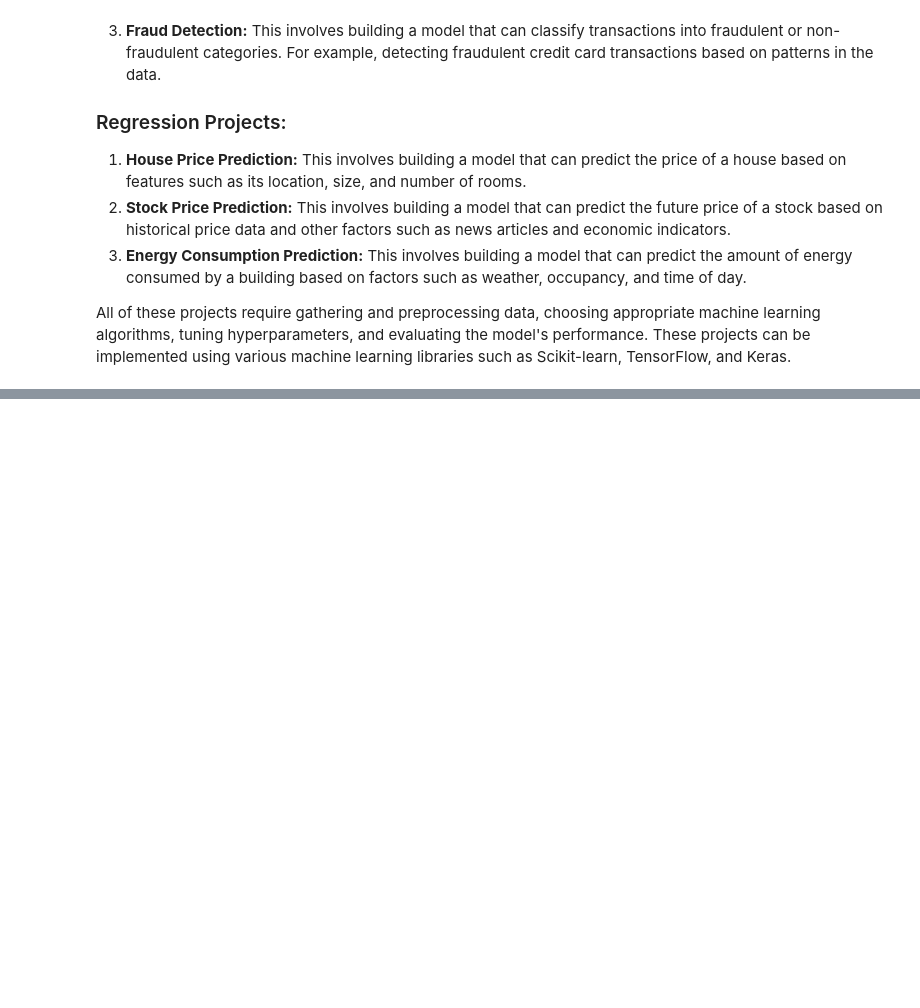
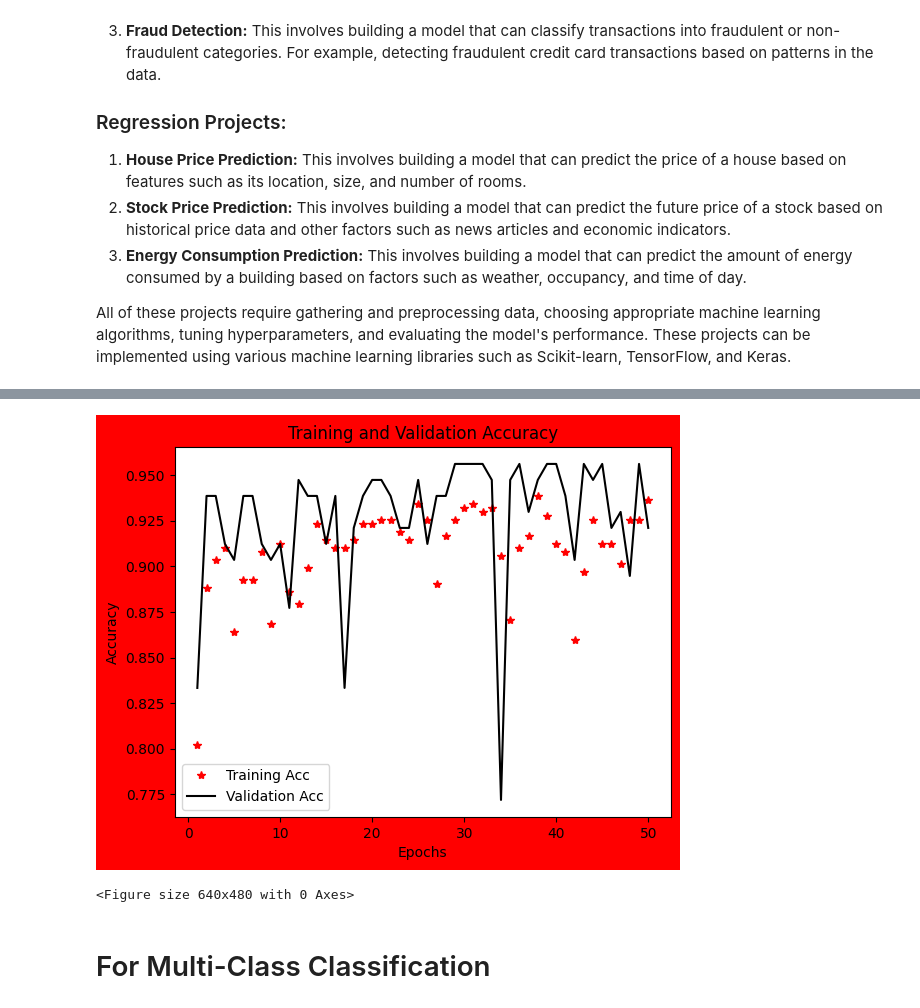
Before and after one commit to Hassanmustafa786/Deep-Learning-BWF-Hafiz-Hassan-Mustafa, a Jupyter notebook: Task20 - (Introduction to Keras, Example Projects on Classification and Regression).ipynb, the cells around one changed output, grey strips where cells are left out. Drawn from its saved outputs; the diff is of its cells as text; code cells hidden in the pictures; blank space fills up the shorter version.

```diff
--- a/Task20 - (Introduction to Keras, Example Projects on Classification and Regression).ipynb
+++ b/Task20 - (Introduction to Keras, Example Projects on Classification and Regression).ipynb
@@ -143,0 +139,17 @@ train_labels[4]
+# %%
+plt.plot(epochs, acc, 'r*', label='Training Acc')
+plt.plot(epochs, val_acc, 'black', label='Validation Acc')
+plt.title('Training and Validation Accuracy')
+plt.xlabel('Epochs')
+plt.ylabel('Accuracy')
+plt.rcParams['figure.facecolor'] = 'red'
+plt.legend()
+plt.show()
+# %% [output]
+[figure, added]
+# %%
+plt.clf()
+# %% [output]
+<Figure size 640x480 with 0 Axes>
+# %% [markdown]
+# For Multi-Class Classification
```
Also changed, not shown: parts of 56 cells of this notebook, 1 other file.
